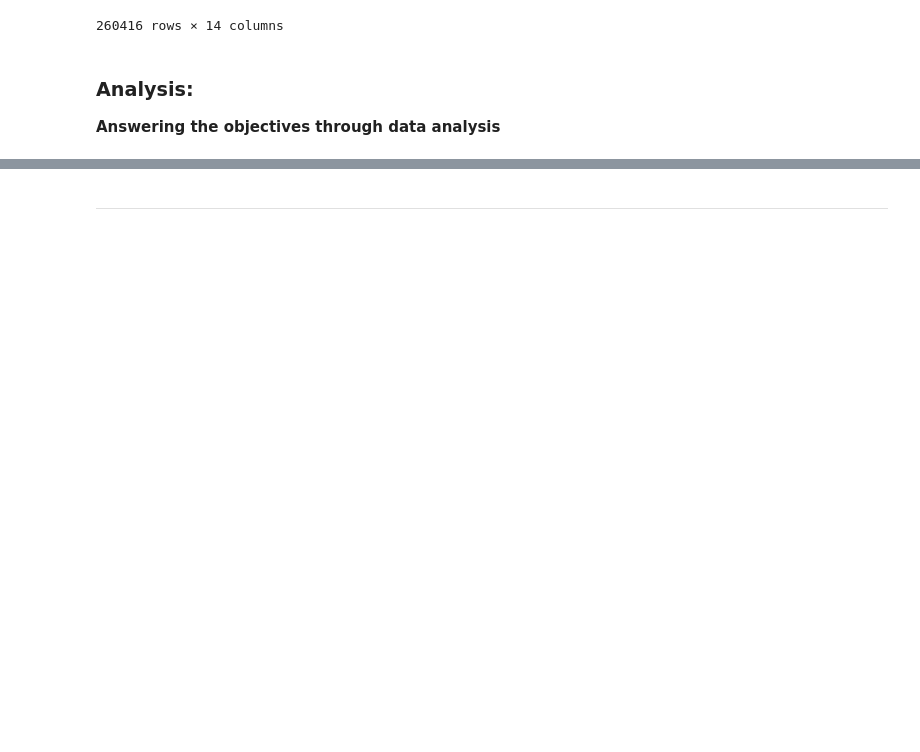
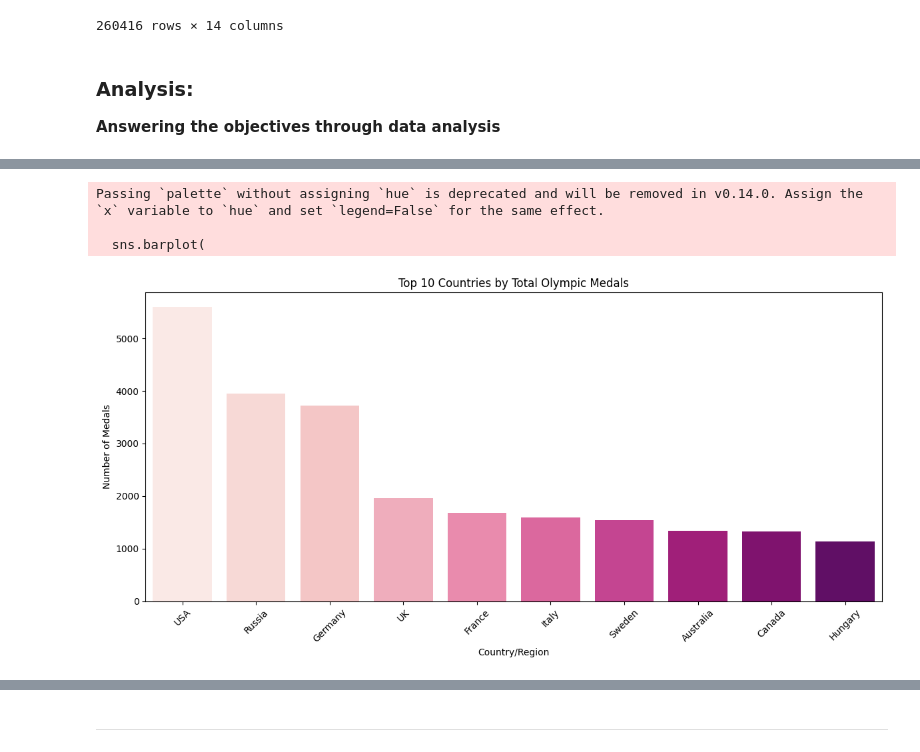
Before and after one commit to Yaqeenalsari/projecr2-Olympics, a Jupyter notebook: eda_template.ipynb, the cells around one changed output, grey strips where cells are left out. Drawn from its saved outputs; the diff is of its cells as text; code cells hidden in the pictures; blank space fills up the shorter version.

```diff
--- a/eda_template.ipynb
+++ b/eda_template.ipynb
@@ -516,0 +510,14 @@ plt.show()
+# %%
+region_medals = merged_df.groupby(['region', 'Medal']).size().reset_index(name='Count')
+
+region_medals
+
+#now i need to get total medals by region :
+region_total = (region_medals.groupby('region')['Count'].sum().reset_index(name='number of wins')
+                .sort_values(by='number of wins', ascending=False))
+
+region_total
+
+top10_regions = region_total.head(10)
+
+top10_regions
@@ -516,0 +536,24 @@ plt.show()
+# %%
+#visualizing it:
+plt.figure(figsize=(12,6))
+
+
+sns.barplot(
+    data=top10_regions,
+    x='region', y='number of wins',
+    palette='RdPu'
+
+)
+
+
+plt.title("Top 10 Countries by Total Olympic Medals")
+plt.xlabel("Country/Region")
+plt.ylabel("Number of Medals")
+plt.xticks(rotation=45)
+plt.tight_layout()
+plt.show()
+# %% [output]
+Passing `palette` without assigning `hue` is deprecated and will be removed in v0.14.0. Assign the `x` variable to `hue` and set `legend=False` for the same effect.
+
+  sns.barplot(
+[figure, added]
```
Also changed, not shown: parts of 22 cells of this notebook.
